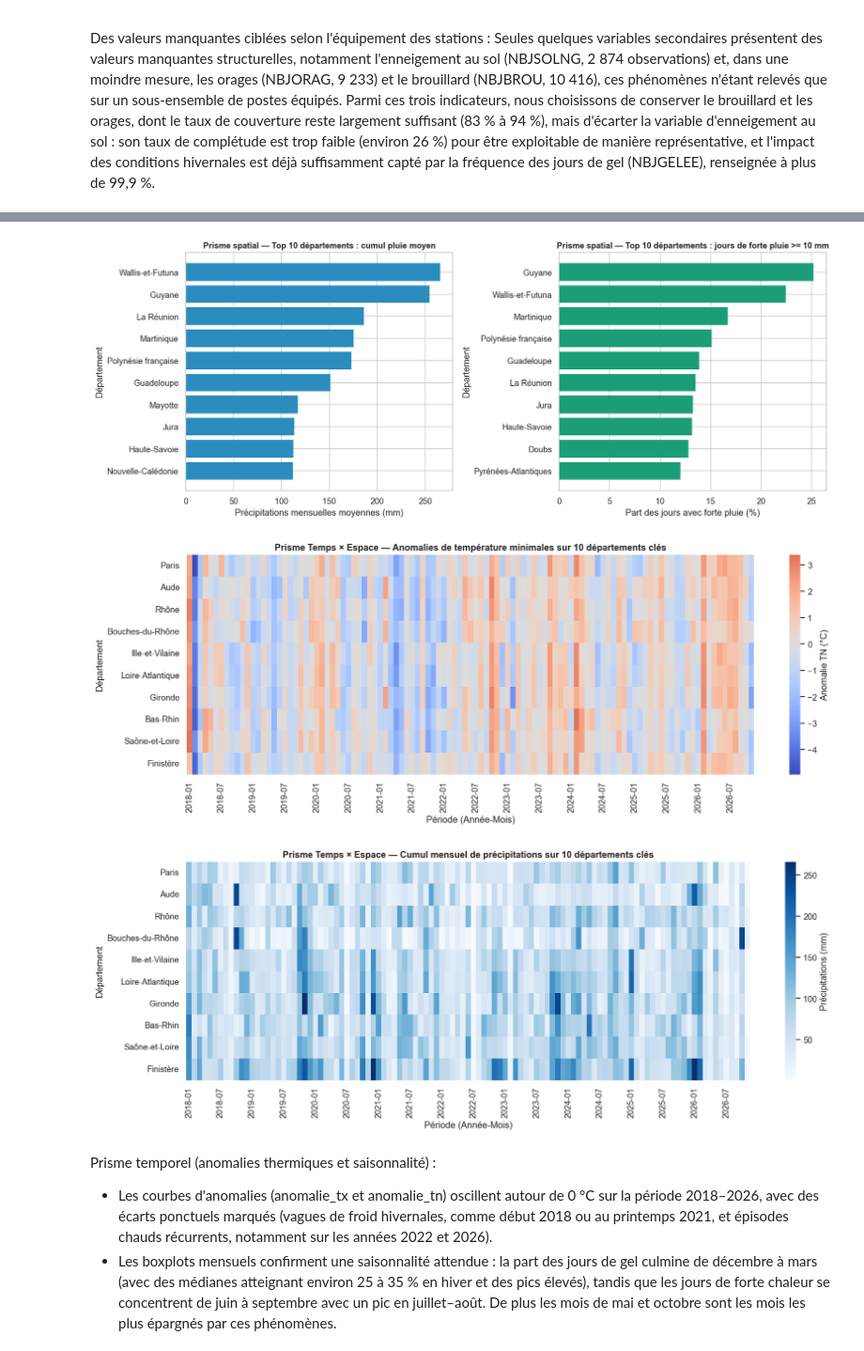
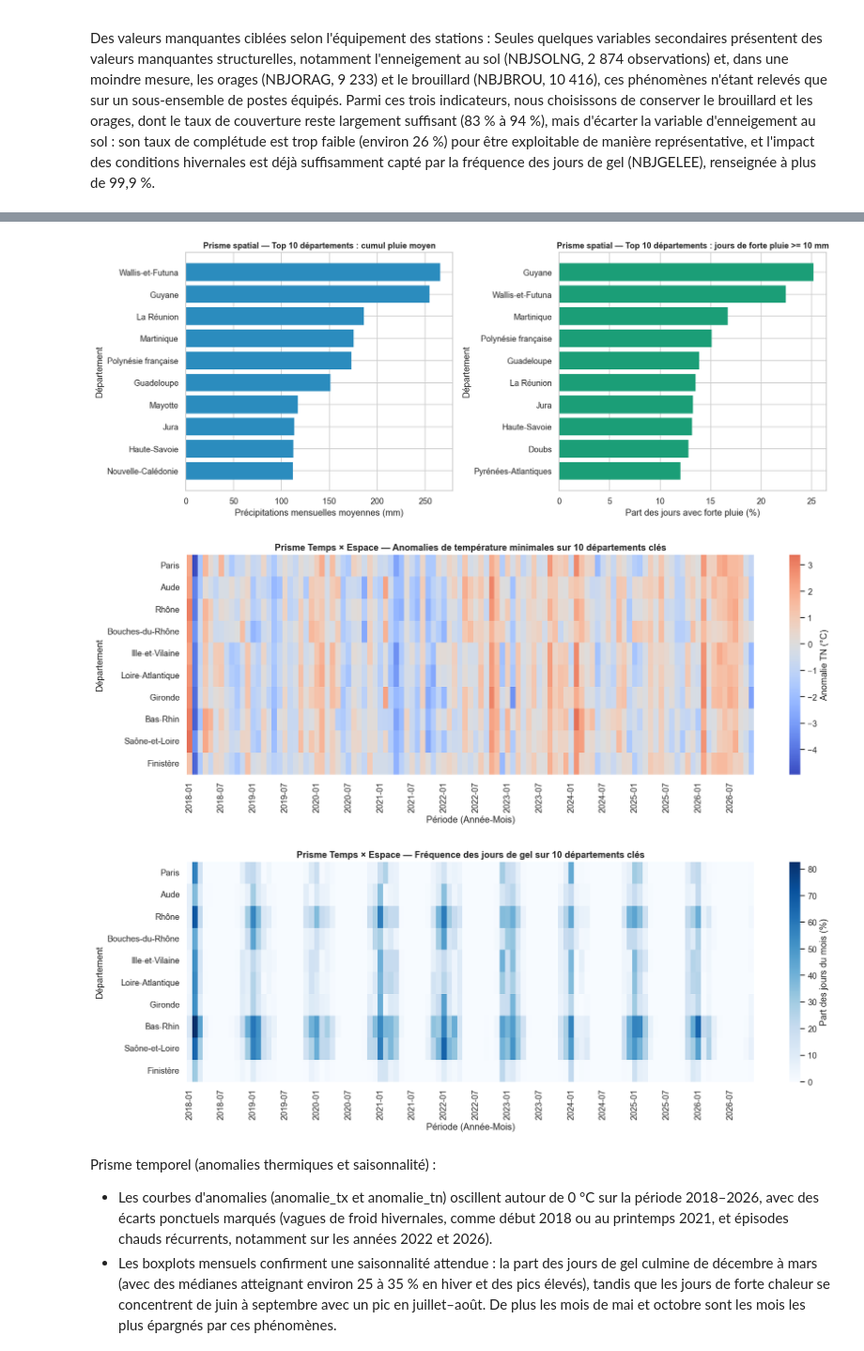
Before and after one commit to luteceagn/Projet_Python_ds, a Jupyter notebook: rapport_final.ipynb, the cells around one changed output, grey strips where cells are left out. Shown at 94% size. Saved outputs shown, nothing was run; the diff lists cells and outputs as text; code cells hidden in the pictures.

Commit message:
finition stat desc meteo

```diff
--- a/rapport_final.ipynb
+++ b/rapport_final.ipynb
@@ -953,35 +1029,35 @@ tracer_serie_temporelle_meteo(df_plot, indicateurs=["anomalie_tx","anomalie_tn"]
 
 # Graphique 1B : Saisonnalité mensuelle des jours de gel vs forte chaleur (> 30°C)
 # Choisir deux indicateurs parmi : RR, NBJRR10, NBJFF16, NBJGELEE, NBJTX30, NBJORAG,
 # NBJBROU, TN, TX, anomalie_tn, anomalie_tx, anomalie_rr_pct
 tracer_saisonnalite_meteo(df_plot, indicateurs=("NBJGELEE", "NBJTX30"))
 tracer_saisonnalite_meteo(df_plot, indicateurs=("TX", "TN"))
 
 # ======================================================================================
 # 2. PRISME SPATIAL : Top 10 des départements les plus exposés aux aléas
 # ======================================================================================
 
 # Choisir deux indicateurs parmi : RR, NBJRR10, NBJFF16, NBJGELEE, NBJTX30, NBJORAG,
 # NBJBROU, TN, TX, anomalie_tn, anomalie_tx, anomalie_rr_pct
 tracer_top_departements_meteo(df_plot,indicateurs=("RR","NBJRR10"))
 
 # ======================================================================================
 # 3. PRISME CROISÉ (TEMPS × ESPACE) : Heatmap sur une sélection de départements
 # ======================================================================================
 
 # Les 10 Départements les plus présents dans la base SNCF
 deps_cles = ["75", "11", "69", "13", "35", "44", "33", "67", "71", "29"]
 # Choisir un indicateur parmi : RR, NBJRR10, NBJFF16, NBJGELEE, NBJTX30, NBJORAG,
 # NBJBROU, TN, TX, anomalie_tn, anomalie_tx, anomalie_rr_pct
 tracer_heatmap_meteo(df_plot, deps_cles, "anomalie_tn")
-tracer_heatmap_meteo(df_plot, deps_cles, "RR")
+tracer_heatmap_meteo(df_plot, deps_cles, "NBJGELEE")
 # %% [output]
 [figure]
 [figure]
 [figure]
 [figure]
 [figure]
-[figure, old version]
+[figure, new version]
 # %% [markdown]
 Prisme temporel (anomalies thermiques et saisonnalité) :
 - Les courbes d'anomalies (anomalie_tx et anomalie_tn) oscillent autour de 0 °C sur la période 2018–2026, avec des écarts ponctuels marqués (vagues de froid hivernales, comme début 2018 ou au printemps 2021, et épisodes chauds récurrents, notamment sur les années 2022 et 2026).
```
Also changed, not shown: parts of 11 cells of this notebook, 1 other file.
